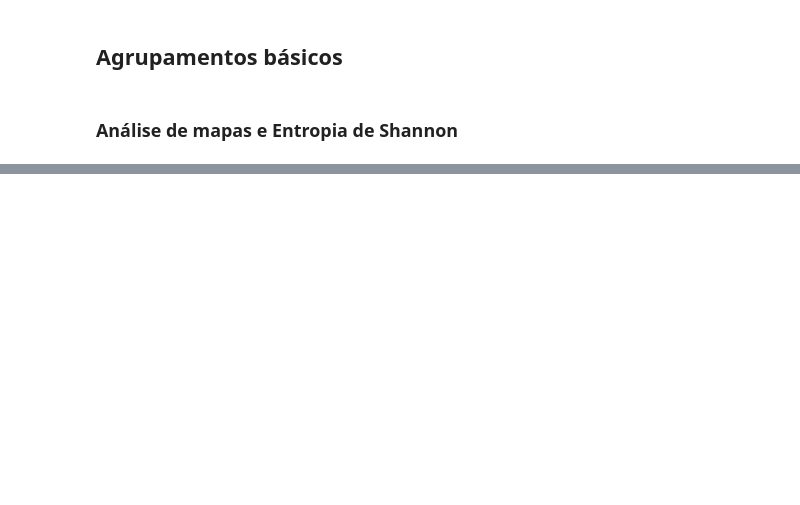
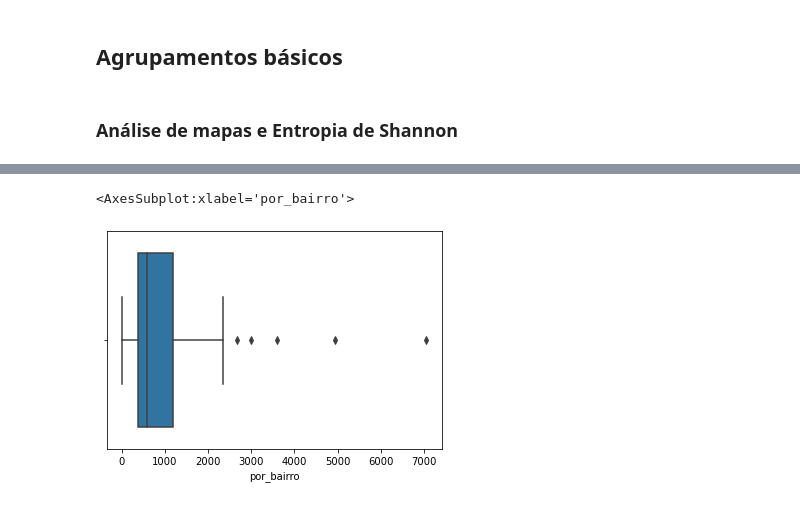
Before and after one commit to avaraujojr/tcc_alcides_alvaras, a Jupyter notebook: notebooks/alvaras_cwb.ipynb, the cells around one changed output, grey strips where cells are left out. Saved outputs shown, nothing was run; the diff lists cells and outputs as text; code cells hidden in the pictures; blank space fills up the shorter version.

```diff
--- a/notebooks/alvaras_cwb.ipynb
+++ b/notebooks/alvaras_cwb.ipynb
@@ -165,0 +631,5 @@ df_alvaras = df_alvaras.loc[df_alvaras.bairro != 'TIRAR FORA'].reset_index(drop=
+# %%
+sns.boxplot(data = df_por_bairro_por_ativ, x = 'por_bairro')
+# %% [output]
+<AxesSubplot:xlabel='por_bairro'>
+[figure, added]
```
Also changed, not shown: parts of 57 cells of this notebook, 4 other files.
